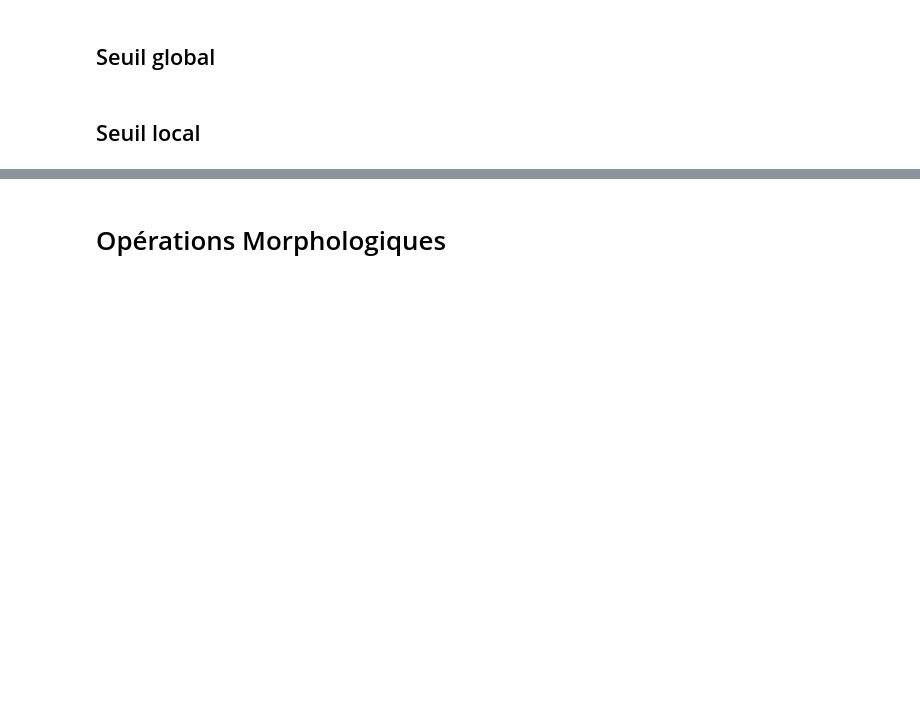
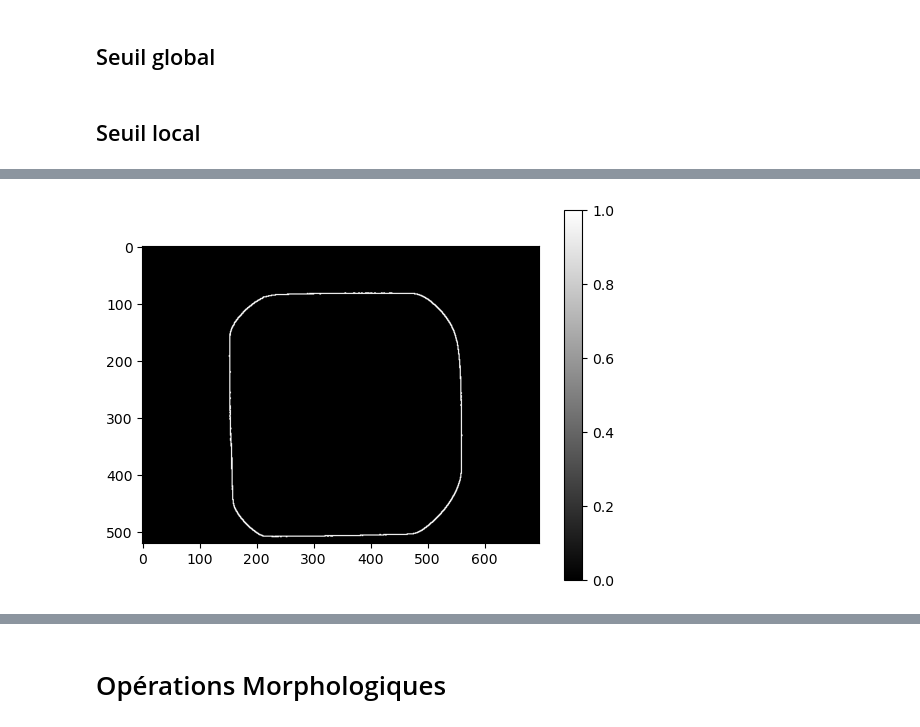
Before and after one commit to Lilian-GA/Nematode_status_assay, a Jupyter notebook: Nematods.ipynb, the cells around one changed output, grey strips where cells are left out. Saved outputs shown, nothing was run; the diff lists cells and outputs as text; code cells hidden in the pictures; blank space fills up the shorter version.

```diff
--- a/Nematods.ipynb
+++ b/Nematods.ipynb
@@ -84,0 +119,6 @@ plt.show()
+# %%
+plt.imshow(l_window_countour[0], cmap="gray")
+plt.colorbar()
+plt.show()
+# %% [output]
+[figure, added]
```
Also changed, not shown: parts of 17 cells of this notebook, 2 other files.
